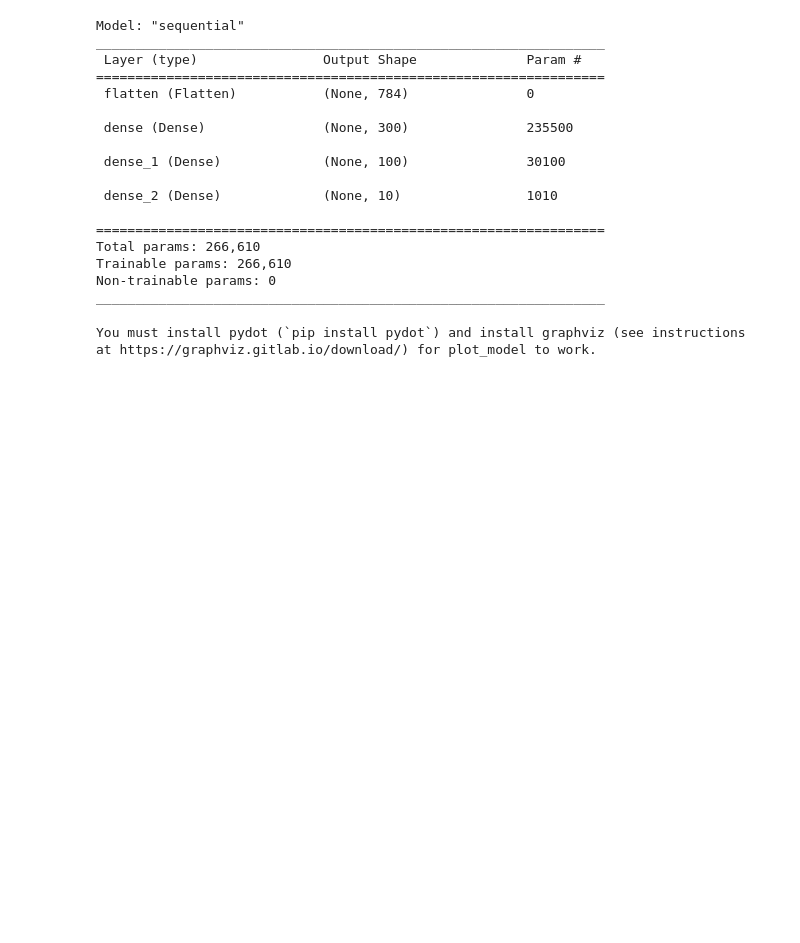
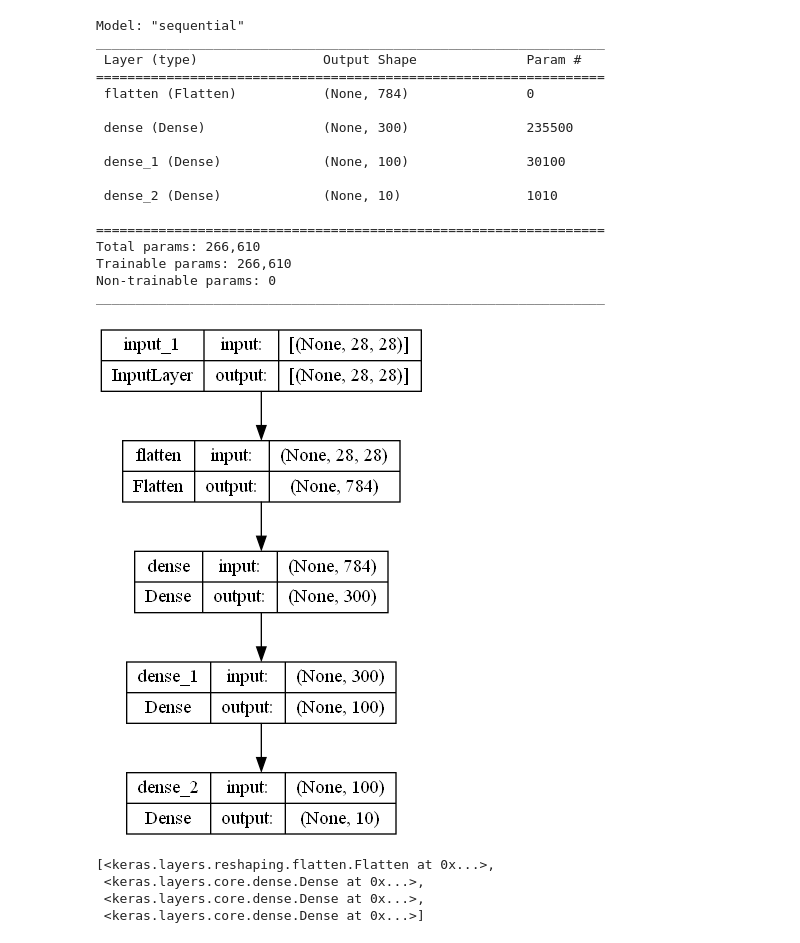
Before and after one commit to tcarr032/ANN-Intro, a Jupyter notebook: Artificial Neural Networks intro.ipynb, the cells around one changed output. Saved outputs shown, nothing was run; the diff lists cells and outputs as text; code cells hidden in the pictures; blank space fills up the shorter version.

Commit message:
Keras intro

```diff
--- a/Artificial Neural Networks intro.ipynb
+++ b/Artificial Neural Networks intro.ipynb
@@ -93,5 +95,13 @@ Non-trainable params: 0
 _________________________________________________________________
 # %%
 tf.keras.utils.plot_model(model)
+tf.keras.utils.plot_model(model, "my_fashion_mnist_model.png", show_shapes=True)
 # %% [output]
-You must install pydot (`pip install pydot`) and install graphviz (see instructions at https://graphviz.gitlab.io/download/) for plot_model to work.
+[figure, added]
+# %%
+model.layers
+# %% [output]
+[<keras.layers.reshaping.flatten.Flatten at 0x...>,
+ <keras.layers.core.dense.Dense at 0x...>,
+ <keras.layers.core.dense.Dense at 0x...>,
+ <keras.layers.core.dense.Dense at 0x...>]
```
Also changed, not shown: parts of 13 cells of this notebook, 1 other file.
